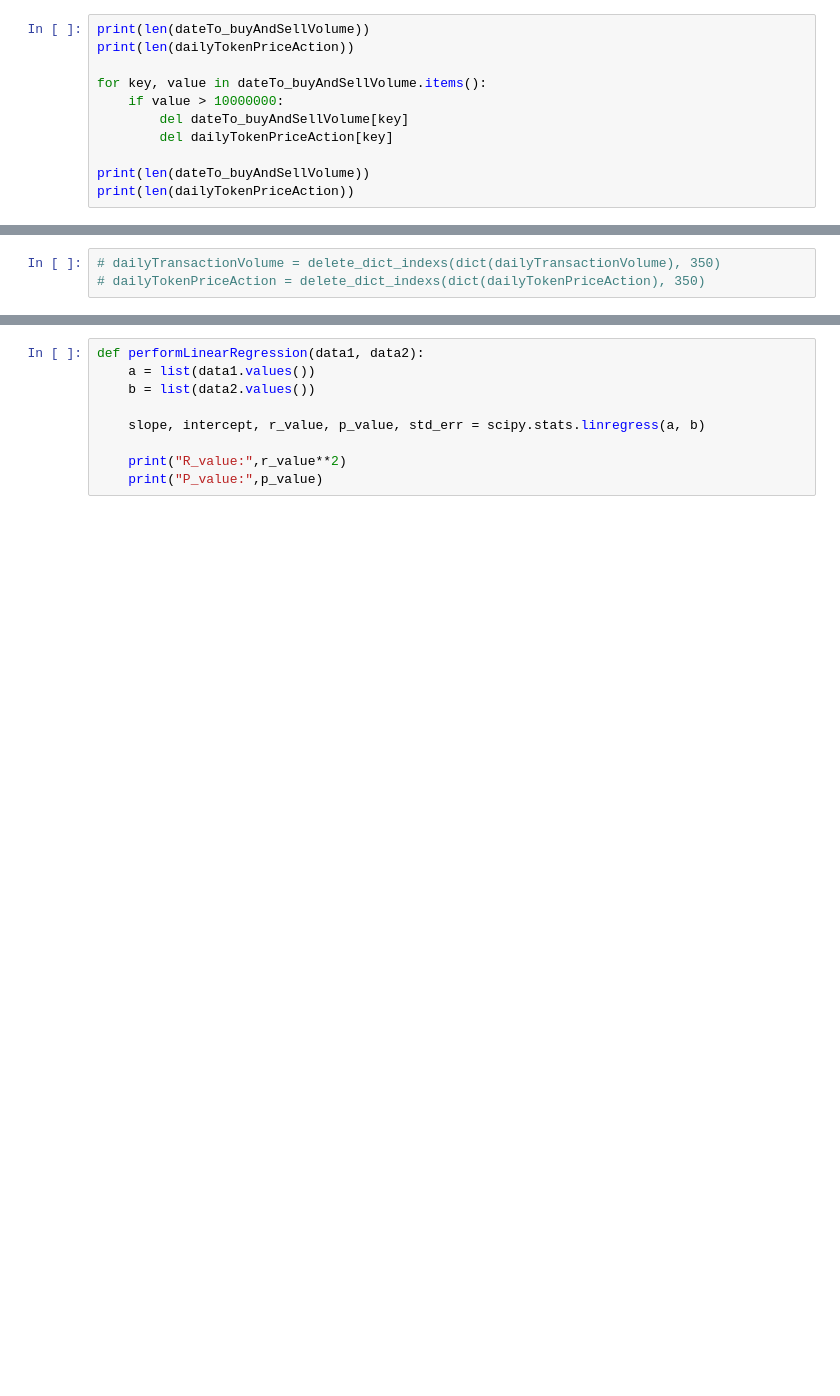
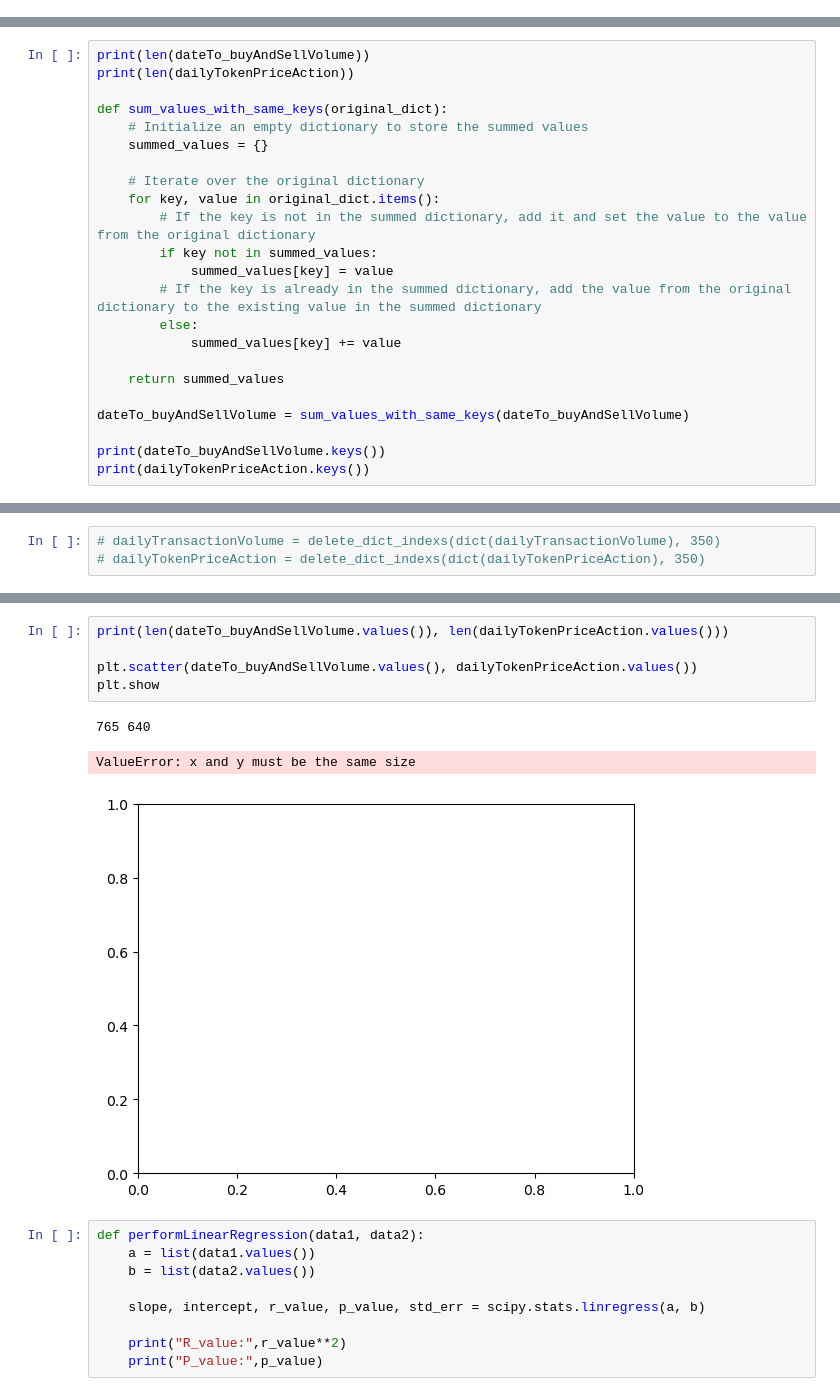
Before and after one commit to todd-gavin/DSCI510-Final-Project, a Jupyter notebook: rawCode/final_project_v6.ipynb, the cells around one changed output, grey strips where cells are left out. Cells and saved outputs as stored; diff of their text form; blank space fills up the shorter version.

```diff
--- a/rawCode/final_project_v6.ipynb
+++ b/rawCode/final_project_v6.ipynb
@@ -312,14 +315,3 @@ dailyTokenPriceAction = alignPriceToTransactions(dateTo_buyAndSellVolume, dailyT
 # %%
 # print(dateTo_buyAndSellVolume)
 # print(dailyTokenPriceAction)
-# %%
-print(len(dateTo_buyAndSellVolume))
-print(len(dailyTokenPriceAction))
-
-for key, value in dateTo_buyAndSellVolume.items():
-    if value > 10000000:
-        del dateTo_buyAndSellVolume[key]
-        del dailyTokenPriceAction[key]
-
-print(len(dateTo_buyAndSellVolume))
-print(len(dailyTokenPriceAction))
@@ -329,0 +318,23 @@ KeyError: '2020-06-29'
+# %%
+print(len(dateTo_buyAndSellVolume))
+print(len(dailyTokenPriceAction))
+
+def sum_values_with_same_keys(original_dict):
+    # Initialize an empty dictionary to store the summed values
+    summed_values = {}
+
+    # Iterate over the original dictionary
+    for key, value in original_dict.items():
+        # If the key is not in the summed dictionary, add it and set the value to the value from the original dictionary
+        if key not in summed_values:
+            summed_values[key] = value
+        # If the key is already in the summed dictionary, add the value from the original dictionary to the existing value in the summed dictionary
+        else:
+            summed_values[key] += value
+
+    return summed_values
+
+dateTo_buyAndSellVolume = sum_values_with_same_keys(dateTo_buyAndSellVolume)
+
+print(dateTo_buyAndSellVolume.keys())
+print(dailyTokenPriceAction.keys())
@@ -376,3 +392,12 @@ createPlotFromDict(dailyTokenPriceAction)
+# %%
+print(len(dateTo_buyAndSellVolume.values()), len(dailyTokenPriceAction.values()))
+
+plt.scatter(dateTo_buyAndSellVolume.values(), dailyTokenPriceAction.values())
+plt.show
+# %% [output]
+765 640
+ValueError: x and y must be the same size
+[figure, added]
 # %%
 def performLinearRegression(data1, data2):
     a = list(data1.values())
```
Also changed, not shown: parts of 9 cells of this notebook, 30 other files.
